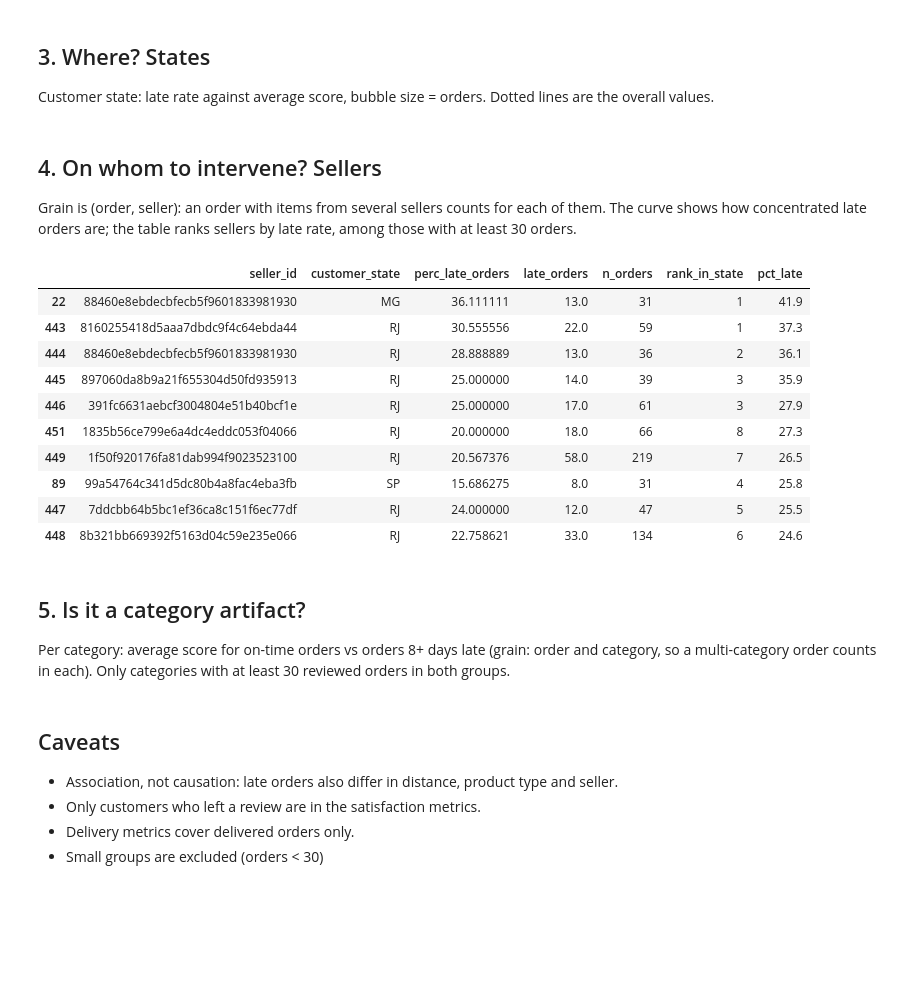
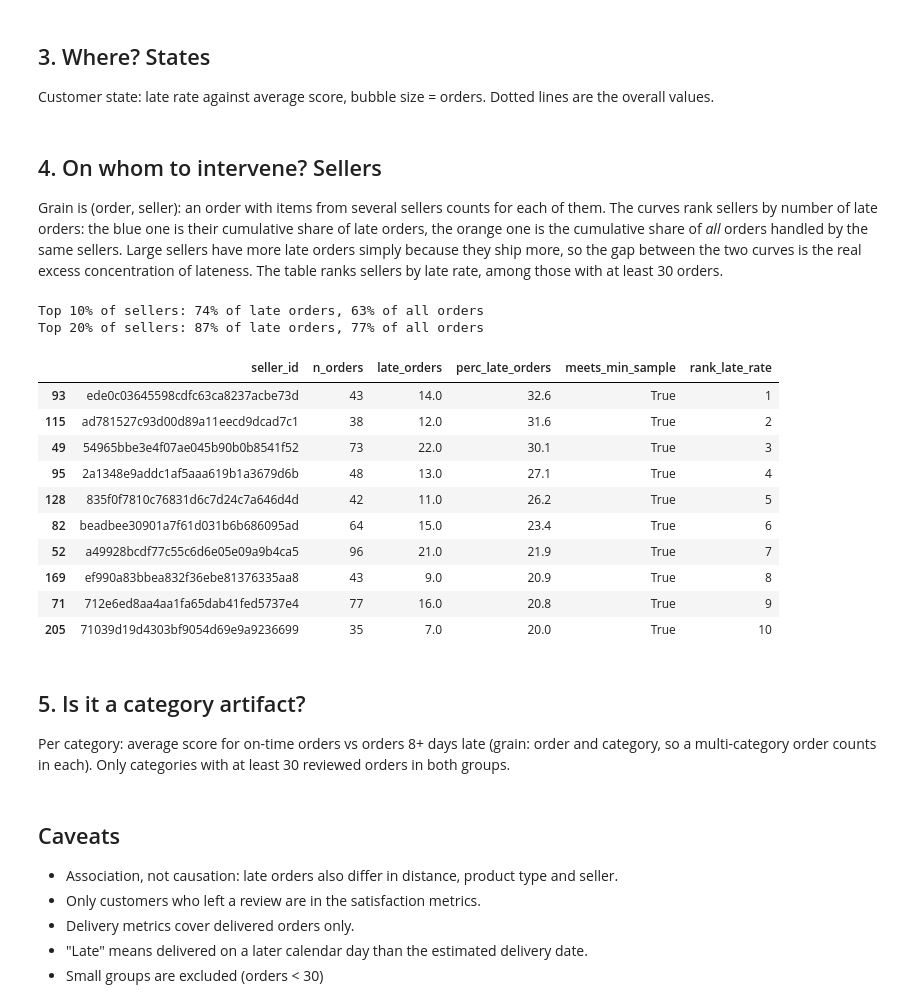
Before and after one commit to sprologuglie/Late-Deliveries-vs.-Customer-Satisfaction-Olist-E-Commerce, a Jupyter notebook: report.ipynb, the cells around one changed output. Cells and saved outputs as stored; diff of their text form; code cells hidden in the pictures; blank space fills up the shorter version.

```diff
--- a/report.ipynb
+++ b/report.ipynb
@@ -3,18 +3,21 @@
 # %%
 from pathlib import Path
 
-import duckdb
 import pandas as pd
 import plotly.express as px
 import plotly.graph_objects as go
 from plotly.subplots import make_subplots
+
+from build_db import build
+
+Path("img").mkdir(exist_ok=True)
 
 
 def save(fig, name):
     """Show the figure and export it to img/<name>.png (needs kaleido)."""
     fig.show()
     try:
-        fig.write_image(str(f"img/{name}.png"), scale=2)
+        fig.write_image(f"img/{name}.png", scale=2)
     except Exception as e:  # kaleido missing or no browser available
         print(f"PNG export skipped for {name}: {' '.join(str(e).split())[:140]}")
 # %% [markdown]
@@ -22,10 +25,7 @@ def save(fig, name):
 # %%
-# Load database
-con = duckdb.connect("olist.duckdb")
-for f in ["sql/00_load.sql", "sql/02_views.sql"]:
-    con.execute(Path(f).read_text())
-print("DB pronto")
+# Load the CSVs from data/ and create the views (same code as `python build_db.py`)
+con = build()
 
-# Helper function to load tables
+# Helper: run a query file from sql/ and return a DataFrame
 q = lambda f: con.sql(Path(f"sql/{f}").read_text()).df()
 # %% [output]
@@ -94,42 +126,53 @@ save(fig, "state_scatter")
 # %% [markdown]
 ## 4. On whom to intervene? Sellers
 
-Grain is (order, seller): an order with items from several sellers counts for each of them. The curve shows how concentrated late orders are; the table ranks sellers by late rate, among those with at least 30 orders.
+Grain is (order, seller): an order with items from several sellers counts for each of them. The curves rank sellers by number of late orders: the blue one is their cumulative share of late orders, the orange one is the cumulative share of *all* orders handled by the same sellers. Large sellers have more late orders simply because they ship more, so the gap between the two curves is the real excess concentration of lateness. The table ranks sellers by late rate, among those with at least 30 orders.
 # %%
 sellers = q("q05_sellers_ranking.sql")
 
 ranked = sellers.sort_values("late_orders", ascending=False).reset_index(drop=True)
 ranked["seller_share"] = 100 * (ranked.index + 1) / len(ranked)
 ranked["cum_late_share"] = 100 * ranked["late_orders"].cumsum() / ranked["late_orders"].sum()
+ranked["cum_order_share"] = 100 * ranked["n_orders"].cumsum() / ranked["n_orders"].sum()
 k50 = int((ranked["cum_late_share"] >= 50).idxmax()) + 1
 
 fig = go.Figure()
 fig.add_trace(go.Scatter(x=ranked["seller_share"], y=ranked["cum_late_share"], mode="lines",
                          name="Cumulative share of late orders"))
+fig.add_trace(go.Scatter(x=ranked["seller_share"], y=ranked["cum_order_share"], mode="lines",
+                         line=dict(color="orange"), name="Cumulative share of all orders (same sellers)"))
 fig.add_trace(go.Scatter(x=[0, 100], y=[0, 100], mode="lines", line=dict(color="grey", dash="dot"),
                          name="Even distribution"))
 fig.update_xaxes(title="% of sellers (ranked by number of late orders)")
-fig.update_yaxes(title="% of late orders (cumulative)")
+fig.update_yaxes(title="% of orders (cumulative)")
 fig.update_layout(title=f"{k50} sellers ({100 * k50 / len(ranked):.1f}% of {len(ranked)}) account for half of late orders")
 save(fig, "seller_pareto")
 
-top_rate = (sellers
-            .assign(pct_late=lambda d: (100 * d["late_orders"] / d["n_orders"]).round(1))
-            .sort_values("pct_late", ascending=False)
-            .head(10))
+# concentration figures to quote in the README: late orders vs all orders of the same sellers
+for pct in (10, 20):
+    m = ranked["seller_share"] <= pct
+    print(f"Top {pct}% of sellers: {ranked.loc[m, 'cum_late_share'].max():.0f}% of late orders, "
+          f"{ranked.loc[m, 'cum_order_share'].max():.0f}% of all orders")
+
+top_rate = (sellers[sellers["meets_min_sample"]]
+            .sort_values("rank_late_rate")
+            .head(10)
+            .round({"perc_late_orders": 1}))
 top_rate
 # %% [output]
+Top 10% of sellers: 74% of late orders, 63% of all orders
+Top 20% of sellers: 87% of late orders, 77% of all orders
-|  | seller_id | customer_state | perc_late_orders | late_orders | n_orders | rank_in_state | pct_late |
-| 22 | 88460e8ebdecbfecb5f9601833981930 | MG | 36.111111 | 13.0 | 31 | 1 | 41.9 |
-| 443 | 8160255418d5aaa7dbdc9f4c64ebda44 | RJ | 30.555556 | 22.0 | 59 | 1 | 37.3 |
-| 444 | 88460e8ebdecbfecb5f9601833981930 | RJ | 28.888889 | 13.0 | 36 | 2 | 36.1 |
-| 445 | 897060da8b9a21f655304d50fd935913 | RJ | 25.000000 | 14.0 | 39 | 3 | 35.9 |
-| 446 | 391fc6631aebcf3004804e51b40bcf1e | RJ | 25.000000 | 17.0 | 61 | 3 | 27.9 |
-| 451 | 1835b56ce799e6a4dc4eddc053f04066 | RJ | 20.000000 | 18.0 | 66 | 8 | 27.3 |
-| 449 | 1f50f920176fa81dab994f9023523100 | RJ | 20.567376 | 58.0 | 219 | 7 | 26.5 |
-| 89 | 99a54764c341d5dc80b4a8fac4eba3fb | SP | 15.686275 | 8.0 | 31 | 4 | 25.8 |
-| 447 | 7ddcbb64b5bc1ef36ca8c151f6ec77df | RJ | 24.000000 | 12.0 | 47 | 5 | 25.5 |
-| 448 | 8b321bb669392f5163d04c59e235e066 | RJ | 22.758621 | 33.0 | 134 | 6 | 24.6 |
+|  | seller_id | n_orders | late_orders | perc_late_orders | meets_min_sample | rank_late_rate |
+| 93 | ede0c03645598cdfc63ca8237acbe73d | 43 | 14.0 | 32.6 | True | 1 |
+| 115 | ad781527c93d00d89a11eecd9dcad7c1 | 38 | 12.0 | 31.6 | True | 2 |
+| 49 | 54965bbe3e4f07ae045b90b0b8541f52 | 73 | 22.0 | 30.1 | True | 3 |
+| 95 | 2a1348e9addc1af5aaa619b1a3679d6b | 48 | 13.0 | 27.1 | True | 4 |
+| 128 | 835f0f7810c76831d6c7d24c7a646d4d | 42 | 11.0 | 26.2 | True | 5 |
+| 82 | beadbee30901a7f61d031b6b686095ad | 64 | 15.0 | 23.4 | True | 6 |
+| 52 | a49928bcdf77c55c6d6e05e09a9b4ca5 | 96 | 21.0 | 21.9 | True | 7 |
+| 169 | ef990a83bbea832f36ebe81376335aa8 | 43 | 9.0 | 20.9 | True | 8 |
+| 71 | 712e6ed8aa4aa1fa65dab41fed5737e4 | 77 | 16.0 | 20.8 | True | 9 |
+| 205 | 71039d19d4303bf9054d69e9a9236699 | 35 | 7.0 | 20.0 | True | 10 |
 # %% [markdown]
 ## 5. Is it a category artifact?
 
@@ -162,6 +205,7 @@ save(fig, "category_dumbbell")
 - Association, not causation: late orders also differ in distance, product type and seller.
 - Only customers who left a review are in the satisfaction metrics.
 - Delivery metrics cover delivered orders only.
+- "Late" means delivered on a later calendar day than the estimated delivery date.
 - Small groups are excluded (orders < 30)
 # %%
 con.close()
```
Also changed, not shown: parts of 10 cells of this notebook, 6 other files.
